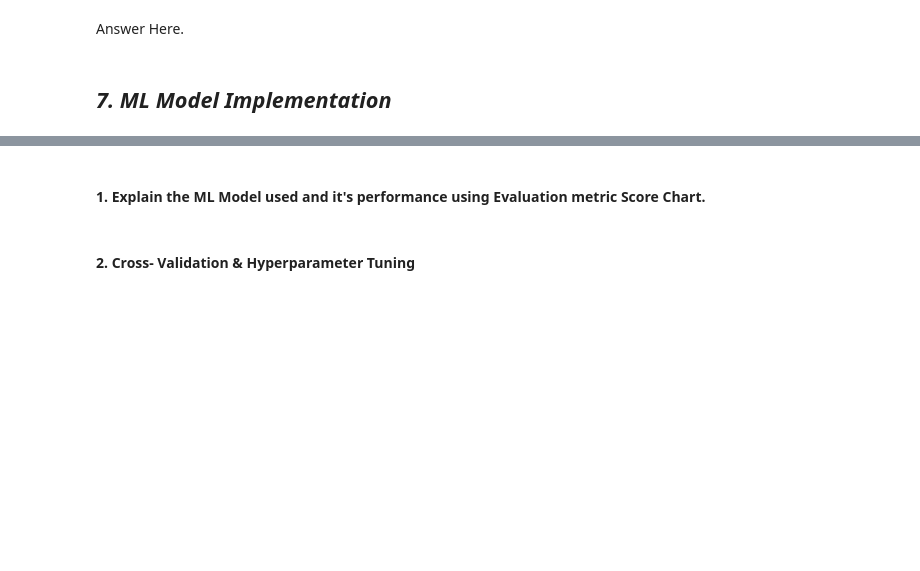
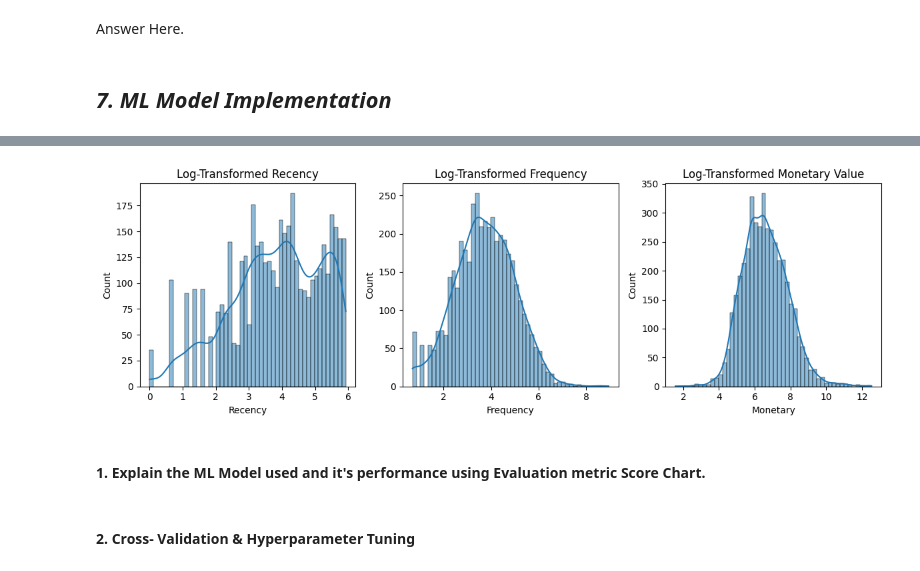
Before and after one commit to akshat-mishra-ds/Myntra-Online-Retail-Customer-Segmentation, a Jupyter notebook: Myntra_Online_Retail_Customer_Segmentation.ipynb, the cells around one changed output, grey strips where cells are left out. Drawn from its saved outputs; the diff is of its cells as text; code cells hidden in the pictures; blank space fills up the shorter version.

```diff
--- a/Myntra_Online_Retail_Customer_Segmentation.ipynb
+++ b/Myntra_Online_Retail_Customer_Segmentation.ipynb
@@ -1021,3 +1056,25 @@ Answer Here.
+# %%
+# Plotting log transformed Recency, Frequency and Monetary distribution
+rfm_df_log = np.log(rfm_df + 1)
+
+plt.figure(figsize=(12, 4))
+
+plt.subplot(1, 3, 1)
+sns.histplot(rfm_df_log['Recency'], bins=50, kde=True)
+plt.title('Log-Transformed Recency')
+
+plt.subplot(1, 3, 2)
+sns.histplot(rfm_df_log['Frequency'], bins=50, kde=True)
+plt.title('Log-Transformed Frequency')
+
+plt.subplot(1, 3, 3)
+sns.histplot(rfm_df_log['Monetary'], bins=50, kde=True)
+plt.title('Log-Transformed Monetary Value')
+
+plt.tight_layout()
+plt.show()
+# %% [output]
+[figure, added]
 # %% [markdown]
 #### 1. Explain the ML Model used and it's performance using Evaluation metric Score Chart.
 # %%
```
Also changed, not shown: parts of 51 cells of this notebook.
